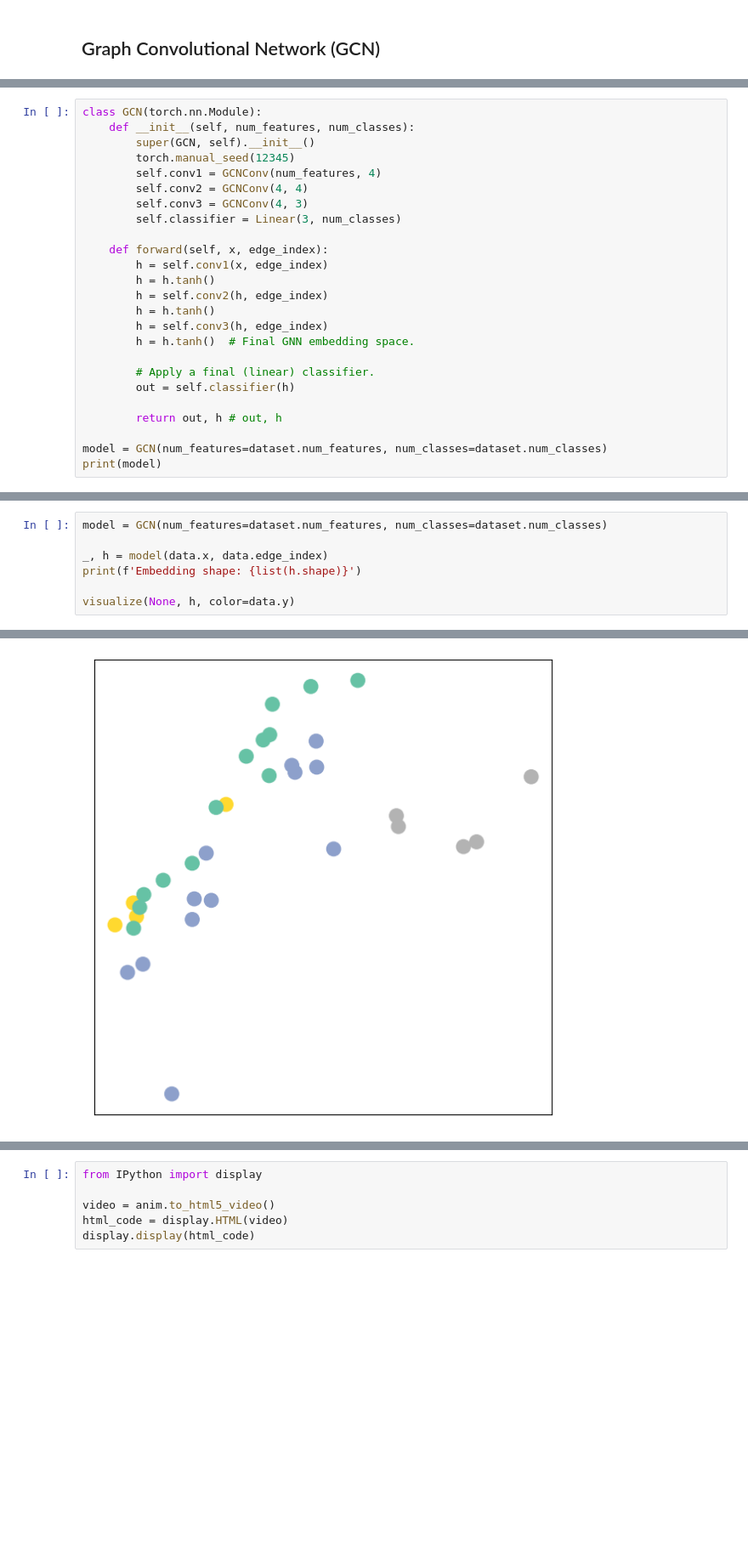
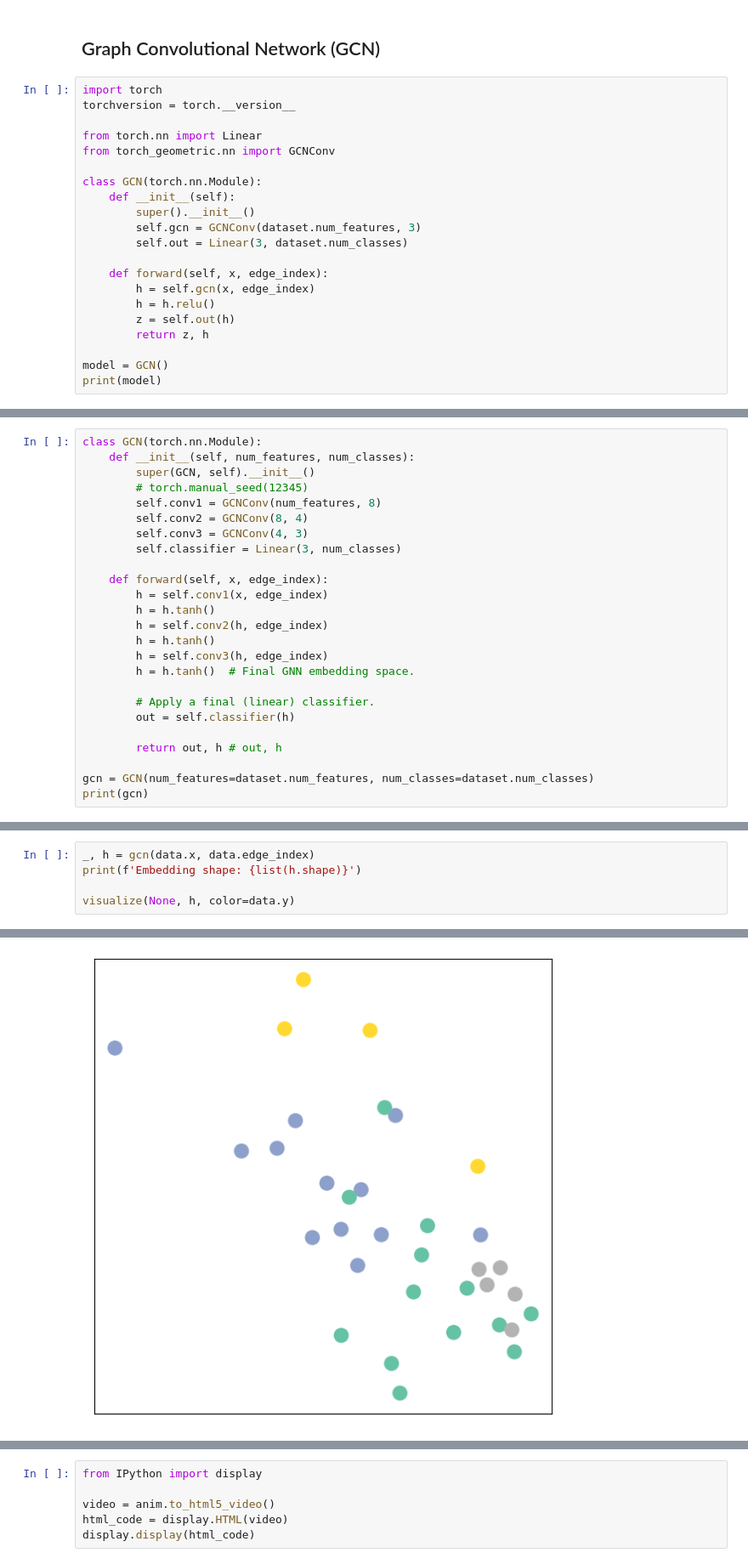
Before and after one commit to win7/Grap.hNeuralNetwork_Silimarity, a Jupyter notebook: GNN_sim_iso_mat.ipynb, the cells around one changed output, grey strips where cells are left out. Shown at 85% size. Cells and saved outputs as stored; diff of their text form; blank space fills up the shorter version.

```diff
--- a/GNN_sim_iso_mat.ipynb
+++ b/GNN_sim_iso_mat.ipynb
@@ -192,3 +201,24 @@ plt.show()
 [figure]
 # %% [markdown]
 ## Graph Convolutional Network (GCN)
+# %%
+import torch
+torchversion = torch.__version__
+
+from torch.nn import Linear
+from torch_geometric.nn import GCNConv
+
+class GCN(torch.nn.Module):
+    def __init__(self):
+        super().__init__()
+        self.gcn = GCNConv(dataset.num_features, 3)
+        self.out = Linear(3, dataset.num_classes)
+
+    def forward(self, x, edge_index):
+        h = self.gcn(x, edge_index)
+        h = h.relu()
+        z = self.out(h)
+        return z, h
+
+model = GCN()
+print(model)
@@ -196,9 +231,9 @@ plt.show()
 class GCN(torch.nn.Module):
     def __init__(self, num_features, num_classes):
         super(GCN, self).__init__()
-        torch.manual_seed(12345)
-        self.conv1 = GCNConv(num_features, 4)
-        self.conv2 = GCNConv(4, 4)
+        # torch.manual_seed(12345)
+        self.conv1 = GCNConv(num_features, 8)
+        self.conv2 = GCNConv(8, 4)
         self.conv3 = GCNConv(4, 3)
         self.classifier = Linear(3, num_classes)
 
@@ -215,7 +250,7 @@ class GCN(torch.nn.Module):
 
         return out, h # out, h
 
-model = GCN(num_features=dataset.num_features, num_classes=dataset.num_classes)
-print(model)
+gcn = GCN(num_features=dataset.num_features, num_classes=dataset.num_classes)
+print(gcn)
 # %% [output]
 GCN(
@@ -225,12 +260,10 @@ GCN(
   (classifier): Linear(in_features=3, out_features=4, bias=True)
 )
 # %%
-model = GCN(num_features=dataset.num_features, num_classes=dataset.num_classes)
-
-_, h = model(data.x, data.edge_index)
+_, h = gcn(data.x, data.edge_index)
 print(f'Embedding shape: {list(h.shape)}')
 
 visualize(None, h, color=data.y)
 # %% [output]
 Embedding shape: [34, 3]
-[figure, old version]
+[figure, new version]
```
Also changed, not shown: parts of 33 cells of this notebook, 1 other file.
